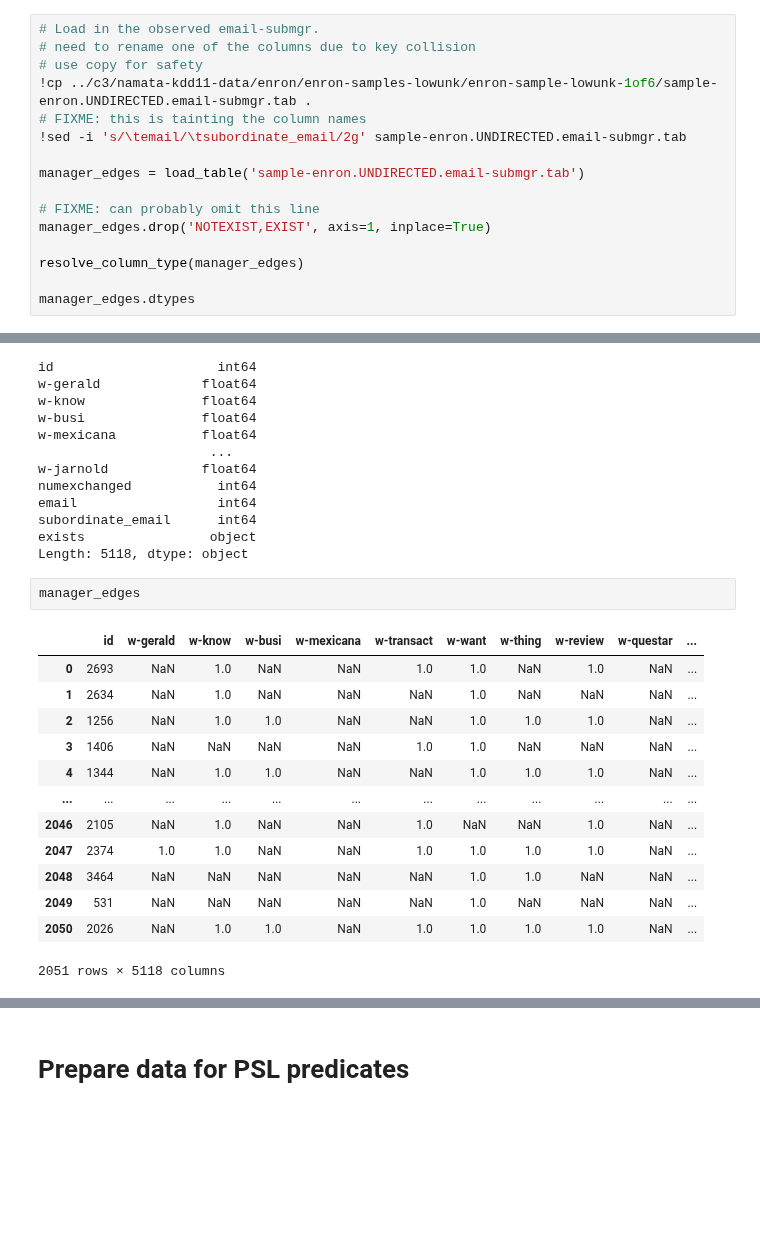
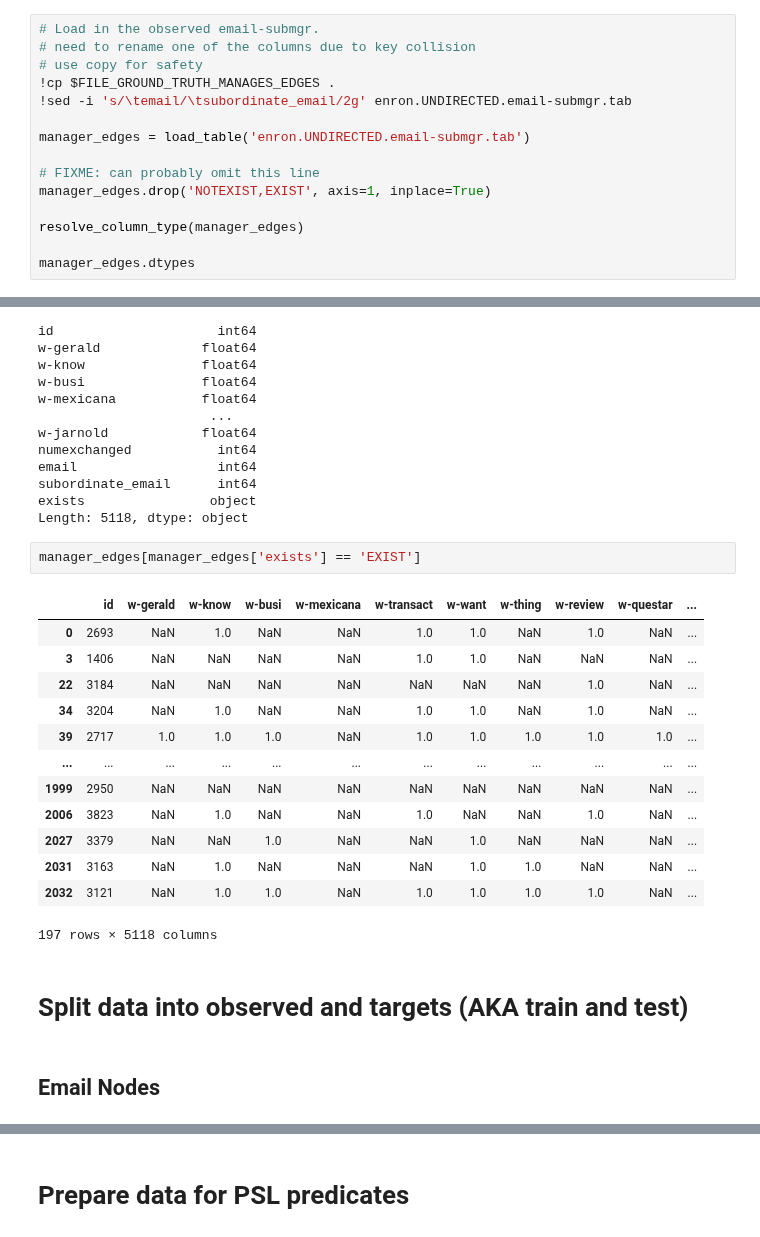
Before and after one commit to linqs/collective-graph-identification, a Jupyter notebook: scripts/Data Refactor.ipynb, the cells around one changed output, grey strips where cells are left out. Saved outputs shown, nothing was run; the diff lists cells and outputs as text; blank space fills up the shorter version.

```diff
--- a/scripts/Data Refactor.ipynb
+++ b/scripts/Data Refactor.ipynb
@@ -177,11 +169,10 @@ Name: emailaddress, dtype: object
 # Load in the observed email-submgr.
 # need to rename one of the columns due to key collision
 # use copy for safety
-!cp ../c3/namata-kdd11-data/enron/enron-samples-lowunk/enron-sample-lowunk-1of6/sample-enron.UNDIRECTED.email-submgr.tab .
-# FIXME: this is tainting the column names
-!sed -i 's/\temail/\tsubordinate_email/2g' sample-enron.UNDIRECTED.email-submgr.tab
+!cp $FILE_GROUND_TRUTH_MANAGES_EDGES .
+!sed -i 's/\temail/\tsubordinate_email/2g' enron.UNDIRECTED.email-submgr.tab
 
-manager_edges = load_table('sample-enron.UNDIRECTED.email-submgr.tab')
+manager_edges = load_table('enron.UNDIRECTED.email-submgr.tab')
 
 # FIXME: can probably omit this line
 manager_edges.drop('NOTEXIST,EXIST', axis=1, inplace=True)
@@ -204,18 +195,22 @@ subordinate_email      int64
 exists                object
 Length: 5118, dtype: object
 # %%
-manager_edges
+manager_edges[manager_edges['exists'] == 'EXIST']
 # %% [output]
 |  | id | w-gerald | w-know | w-busi | w-mexicana | w-transact | w-want | w-thing | w-review | w-questar | ... |
 | 0 | 2693 | NaN | 1.0 | NaN | NaN | 1.0 | 1.0 | NaN | 1.0 | NaN | ... |
-| 1 | 2634 | NaN | 1.0 | NaN | NaN | NaN | 1.0 | NaN | NaN | NaN | ... |
-| 2 | 1256 | NaN | 1.0 | 1.0 | NaN | NaN | 1.0 | 1.0 | 1.0 | NaN | ... |
 | 3 | 1406 | NaN | NaN | NaN | NaN | 1.0 | 1.0 | NaN | NaN | NaN | ... |
-| 4 | 1344 | NaN | 1.0 | 1.0 | NaN | NaN | 1.0 | 1.0 | 1.0 | NaN | ... |
+| 22 | 3184 | NaN | NaN | NaN | NaN | NaN | NaN | NaN | 1.0 | NaN | ... |
+| 34 | 3204 | NaN | 1.0 | NaN | NaN | 1.0 | 1.0 | NaN | 1.0 | NaN | ... |
+| 39 | 2717 | 1.0 | 1.0 | 1.0 | NaN | 1.0 | 1.0 | 1.0 | 1.0 | 1.0 | ... |
 | ... | ... | ... | ... | ... | ... | ... | ... | ... | ... | ... | ... |
-| 2046 | 2105 | NaN | 1.0 | NaN | NaN | 1.0 | NaN | NaN | 1.0 | NaN | ... |
-| 2047 | 2374 | 1.0 | 1.0 | NaN | NaN | 1.0 | 1.0 | 1.0 | 1.0 | NaN | ... |
-| 2048 | 3464 | NaN | NaN | NaN | NaN | NaN | 1.0 | 1.0 | NaN | NaN | ... |
-| 2049 | 531 | NaN | NaN | NaN | NaN | NaN | 1.0 | NaN | NaN | NaN | ... |
-| 2050 | 2026 | NaN | 1.0 | 1.0 | NaN | 1.0 | 1.0 | 1.0 | 1.0 | NaN | ... |
+| 1999 | 2950 | NaN | NaN | NaN | NaN | NaN | NaN | NaN | NaN | NaN | ... |
+| 2006 | 3823 | NaN | 1.0 | NaN | NaN | 1.0 | NaN | NaN | 1.0 | NaN | ... |
+| 2027 | 3379 | NaN | NaN | 1.0 | NaN | NaN | 1.0 | NaN | NaN | NaN | ... |
+| 2031 | 3163 | NaN | 1.0 | NaN | NaN | NaN | 1.0 | 1.0 | NaN | NaN | ... |
+| 2032 | 3121 | NaN | 1.0 | 1.0 | NaN | 1.0 | 1.0 | 1.0 | 1.0 | NaN | ... |
-2051 rows × 5118 columns
+197 rows × 5118 columns
+# %% [markdown]
+# Split data into observed and targets (AKA train and test)
+# %% [markdown]
+## Email Nodes
```
Also changed, not shown: parts of 34 cells of this notebook.
